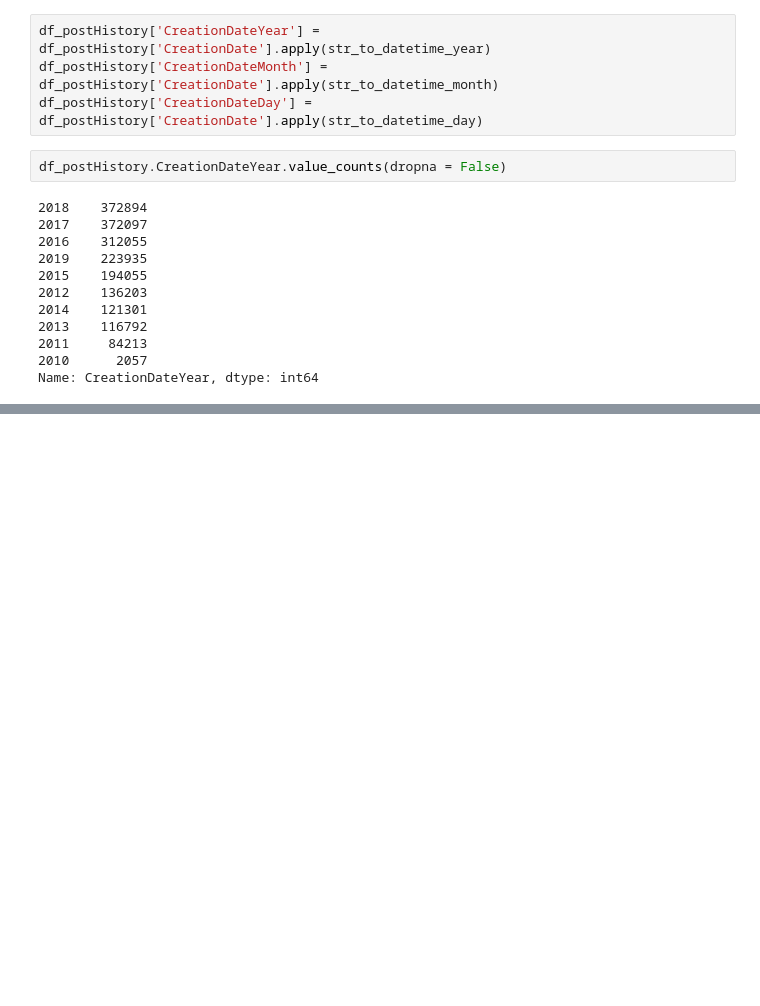
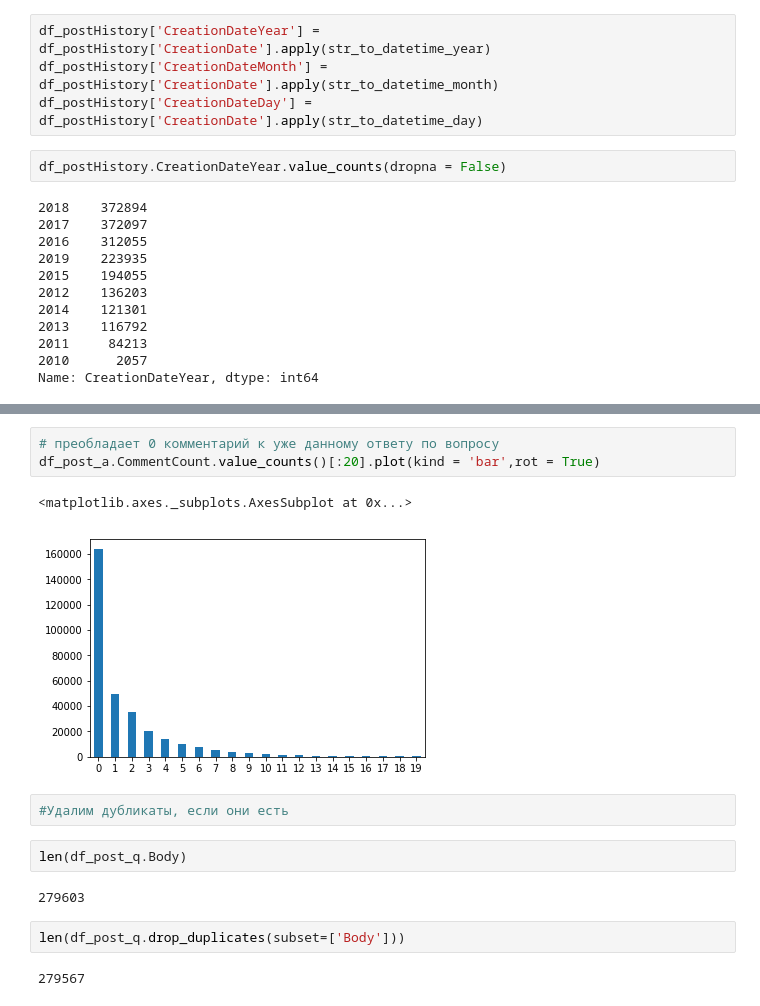
Before and after one commit to maki198906/Diplom, a Jupyter notebook: brief analysis.ipynb, the cells around one changed output, grey strips where cells are left out. Saved outputs shown, nothing was run; the diff lists cells and outputs as text; blank space fills up the shorter version.

```diff
--- a/brief analysis.ipynb
+++ b/brief analysis.ipynb
@@ -497,0 +547,16 @@ Name: CreationDateYear, dtype: int64
+# %%
+# преобладает 0 комментарий к уже данному ответу по вопросу
+df_post_a.CommentCount.value_counts()[:20].plot(kind = 'bar',rot = True)
+# %% [output]
+<matplotlib.axes._subplots.AxesSubplot at 0x...>
+[figure, added]
+# %%
+#Удалим дубликаты, если они есть
+# %%
+len(df_post_q.Body)
+# %% [output]
+279603
+# %%
+len(df_post_q.drop_duplicates(subset=['Body']))
+# %% [output]
+279567
```
Also changed, not shown: parts of 15 cells of this notebook.
